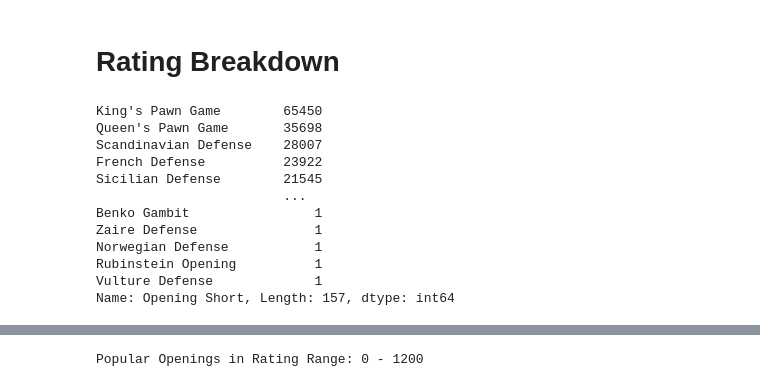
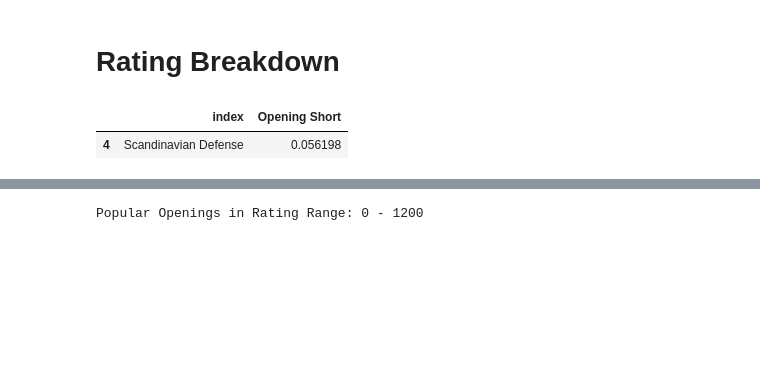
Before and after one commit to kdesai2018/DSL-final-project, a Jupyter notebook: jordan_analysis.ipynb, the cells around one changed output, grey strips where cells are left out. Saved outputs shown, nothing was run; the diff lists cells and outputs as text; code cells hidden in the pictures; blank space fills up the shorter version.

```diff
--- a/jordan_analysis.ipynb
+++ b/jordan_analysis.ipynb
@@ -279,19 +279,11 @@ Popular Openings in Rated Classical tournament
 # %%
 Rating_Ranges = [1500, 2200, 2200]
 # %%
-df_novice = df[df['Avg Rating'] < 1200]
-df_novice['Opening Short'].value_counts()
+df_novice = df[df['Avg Rating'] < 1500]
+df_n = pd.DataFrame(df_novice['Opening Short'].value_counts(normalize=True)).reset_index()
+df_n[df_n['index'] == 'Scandinavian Defense']
+#df_n.loc('Scandinavian Defense')
 # %% [output]
-King's Pawn Game        65450
-Queen's Pawn Game       35698
-Scandinavian Defense    28007
-French Defense          23922
-Sicilian Defense        21545
-                        ...
-Benko Gambit                1
-Zaire Defense               1
-Norwegian Defense           1
-Rubinstein Opening          1
-Vulture Defense             1
-Name: Opening Short, Length: 157, dtype: int64
+|  | index | Opening Short |
+| 4 | Scandinavian Defense | 0.056198 |
 # %%
```
Also changed, not shown: parts of 4 cells of this notebook.
